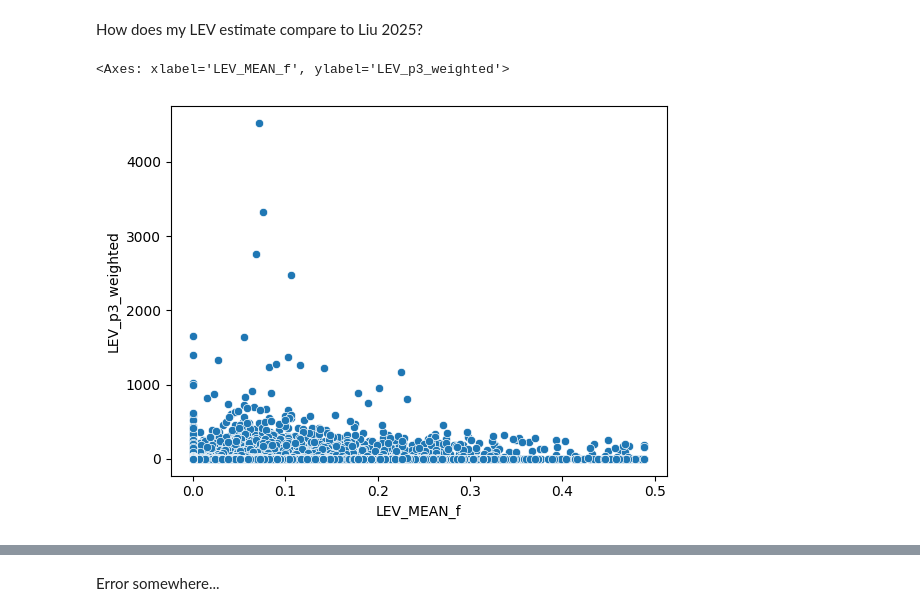
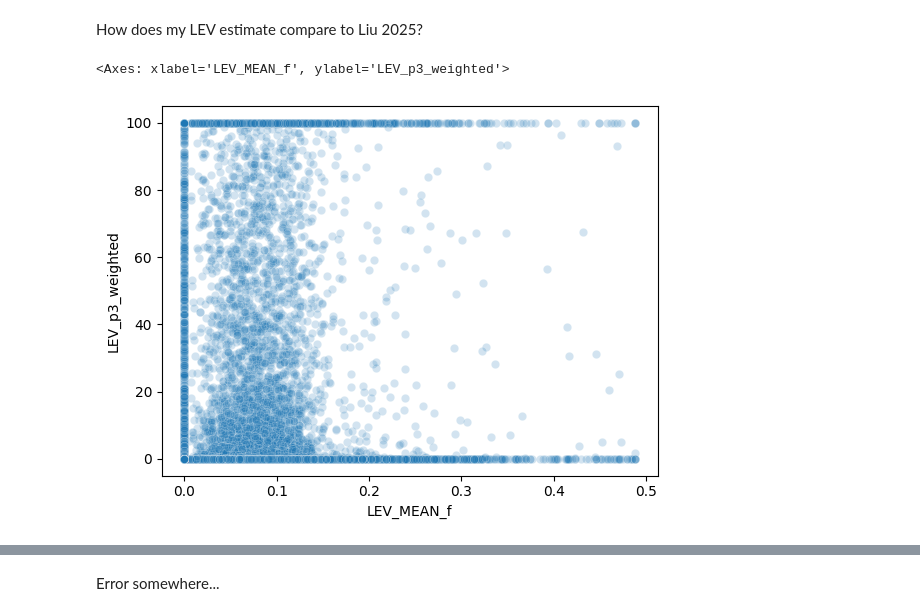
Before and after one commit to ekcomputer/land-cover, a Jupyter notebook: notebooks/joins/regrid_to_bawld_and_plot.ipynb, the cells around one changed output, grey strips where cells are left out. Cells and saved outputs as stored; diff of their text form; code cells hidden in the pictures.

```diff
--- a/notebooks/joins/regrid_to_bawld_and_plot.ipynb
+++ b/notebooks/joins/regrid_to_bawld_and_plot.ipynb
@@ -129,8 +201,20 @@ PosixPath('/Volumes/metis/ABOVE3/other_outputs/BAWLD_GLAKES_gswl_filtered.gpkg')
 # gpd.GeoDataFrame(gdf_regridded, geometry=gdf_regridded.geometry, crs=gdf_bawld.crs).to_file(bawld_join_gswl_abz_filtered_pth)
 # %% [markdown]
 How does my LEV estimate compare to Liu 2025?
+# %%
+gdf_regridded_cp = gdf_regridded.copy()
+# %%
+# clip LEV_p1, LEV_p2, LEV_p3 to [0, 100]
+# more not needed thanks to code that computes extents below
+cols = ["LEV_p1", "LEV_p2", "LEV_p3", "LEV_p3_weighted"]
+gdf_regridded_cp[cols] = gdf_regridded_cp[cols].clip(0, 100)
+# %%
+# rm outliers for plotting ease
+for col in ["LEV_p13ain", "LEV_p13rin"]:
+    low, high = gdf_regridded_cp[col].quantile([0.02, 0.98])
+    gdf_regridded_cp.loc[(gdf[col] < low) | (gdf_regridded_cp[col] > high), col] = np.nan
 # %%
-sns.scatterplot(gdf_regridded, x="LEV_MEAN_f", y="LEV_p3_weighted")
+sns.scatterplot(gdf_regridded_cp, x="LEV_MEAN_f", y="LEV_p3_weighted", alpha=0.2)
 # %% [output]
 <Axes: xlabel='LEV_MEAN_f', ylabel='LEV_p3_weighted'>
-[figure, old version]
+[figure, new version]
```
Also changed, not shown: parts of 8 cells of this notebook, 2 other files.
